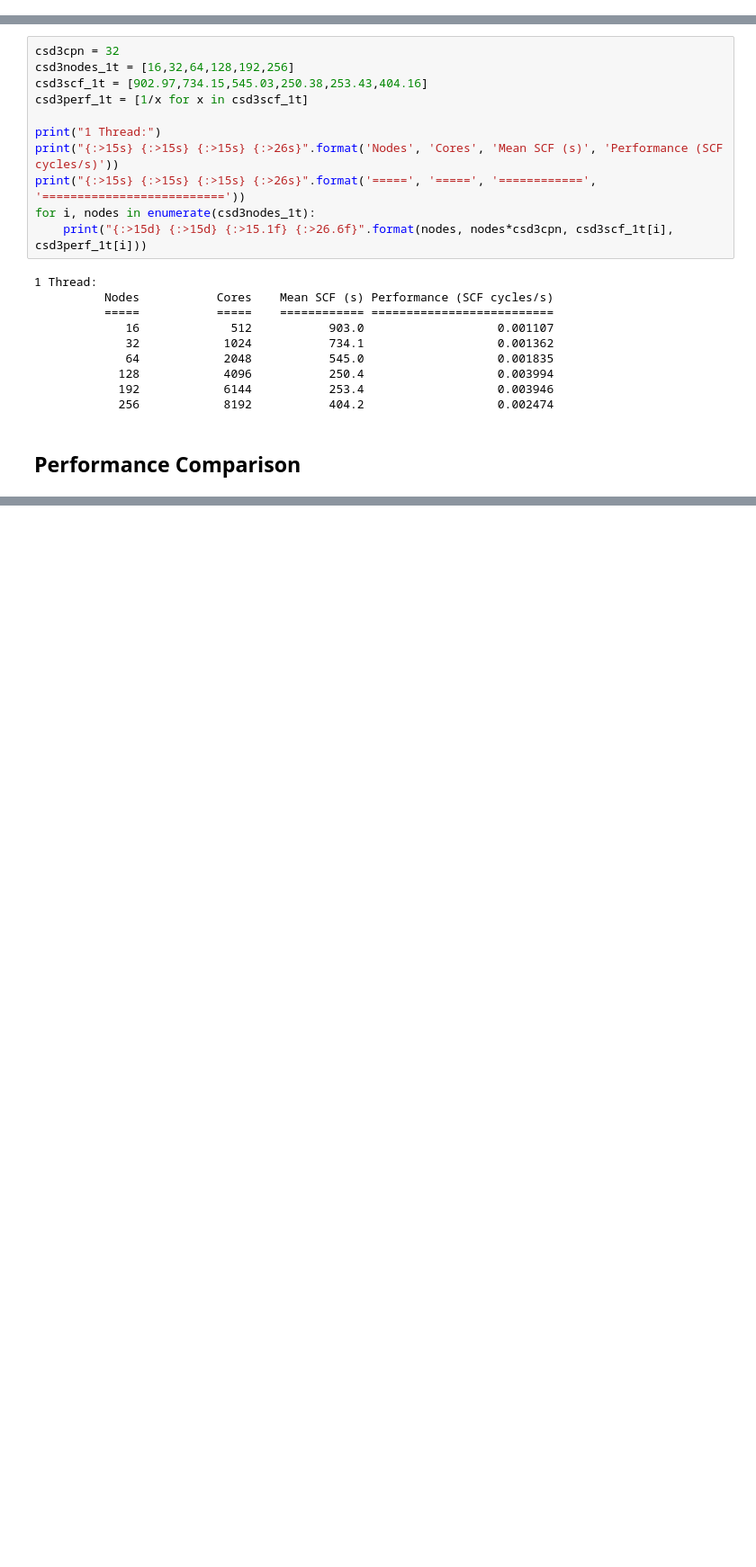
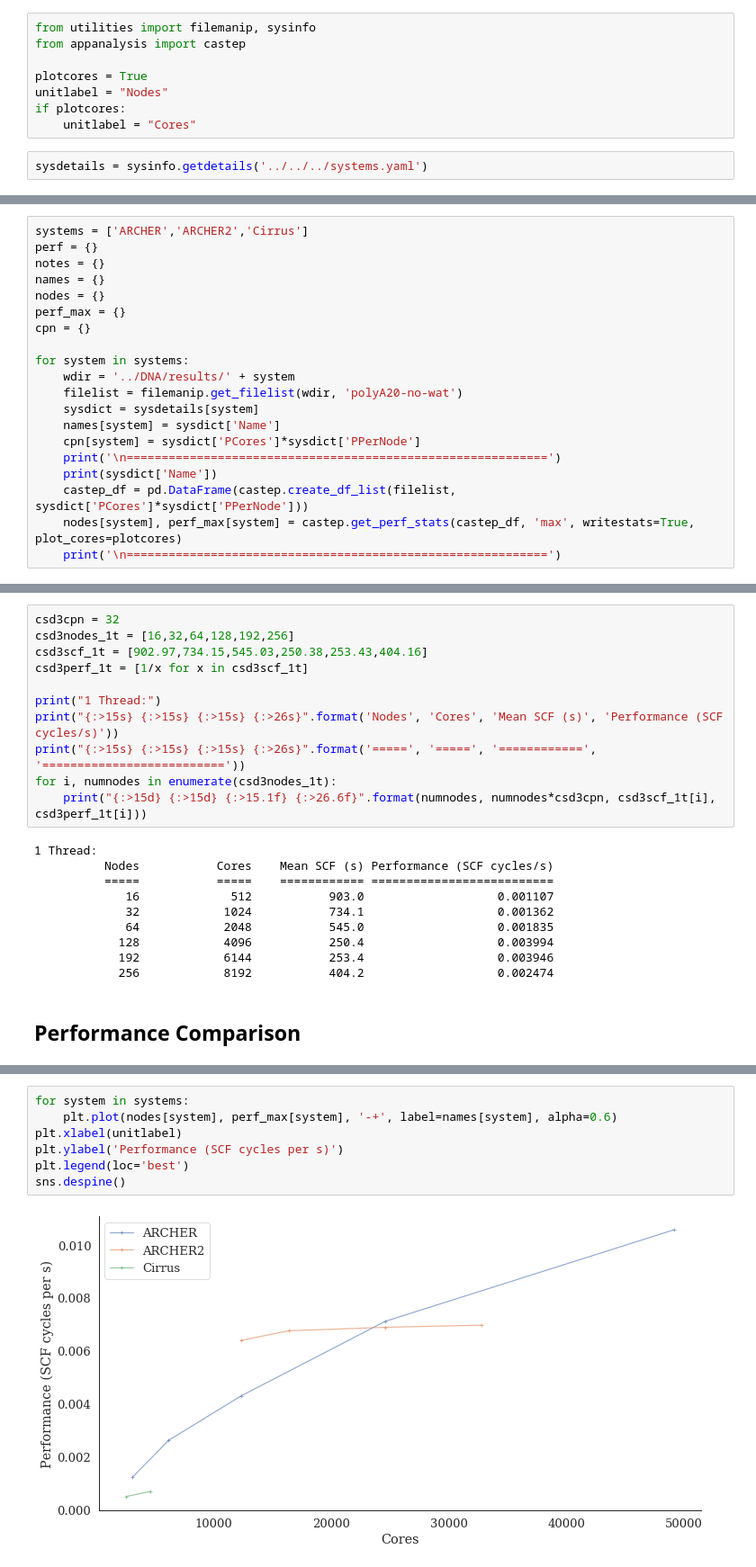
Before and after one commit to hpc-uk/archer-benchmarks, a Jupyter notebook: apps/CASTEP/analysis/CASTEP_DNA_perf_analysis.ipynb, the cells around one changed output, grey strips where cells are left out. Shown at 90% size. Saved outputs shown, nothing was run; the diff lists cells and outputs as text; blank space fills up the shorter version.

Commit message:
Updates results

```diff
--- a/apps/CASTEP/analysis/CASTEP_DNA_perf_analysis.ipynb
+++ b/apps/CASTEP/analysis/CASTEP_DNA_perf_analysis.ipynb
@@ -27,2 +26,12 @@ from appanalysis import castep
+# %%
+from utilities import filemanip, sysinfo
+from appanalysis import castep
+
+plotcores = True
+unitlabel = "Nodes"
+if plotcores:
+    unitlabel = "Cores"
+# %%
+sysdetails = sysinfo.getdetails('../../../systems.yaml')
 # %% [markdown]
 ## Read performance from output files and compute performance
@@ -99,0 +38,20 @@ Results provided by Jeffrey Salmond, RSE group leader, CSD3, Cambridge. Raw outp
+# %%
+systems = ['ARCHER','ARCHER2','Cirrus']
+perf = {}
+notes = {}
+names = {}
+nodes = {}
+perf_max = {}
+cpn = {}
+
+for system in systems:
+    wdir = '../DNA/results/' + system
+    filelist = filemanip.get_filelist(wdir, 'polyA20-no-wat')
+    sysdict = sysdetails[system]
+    names[system] = sysdict['Name']
+    cpn[system] = sysdict['PCores']*sysdict['PPerNode']
+    print('\n============================================================')
+    print(sysdict['Name'])
+    castep_df = pd.DataFrame(castep.create_df_list(filelist, sysdict['PCores']*sysdict['PPerNode']))
+    nodes[system], perf_max[system] = castep.get_perf_stats(castep_df, 'max', writestats=True, plot_cores=plotcores)
+    print('\n============================================================')
@@ -106,8 +82,8 @@ csd3perf_1t = [1/x for x in csd3scf_1t]
 print("1 Thread:")
 print("{:>15s} {:>15s} {:>15s} {:>26s}".format('Nodes', 'Cores', 'Mean SCF (s)', 'Performance (SCF cycles/s)'))
 print("{:>15s} {:>15s} {:>15s} {:>26s}".format('=====', '=====', '============', '=========================='))
-for i, nodes in enumerate(csd3nodes_1t):
-    print("{:>15d} {:>15d} {:>15.1f} {:>26.6f}".format(nodes, nodes*csd3cpn, csd3scf_1t[i], csd3perf_1t[i]))
+for i, numnodes in enumerate(csd3nodes_1t):
+    print("{:>15d} {:>15d} {:>15.1f} {:>26.6f}".format(numnodes, numnodes*csd3cpn, csd3scf_1t[i], csd3perf_1t[i]))
 # %% [output]
 1 Thread:
           Nodes           Cores    Mean SCF (s) Performance (SCF cycles/s)
@@ -136,0 +99,9 @@ plt.savefig('CASTEP_DNA_perf.png', dpi=300)
+# %%
+for system in systems:
+    plt.plot(nodes[system], perf_max[system], '-+', label=names[system], alpha=0.6)
+plt.xlabel(unitlabel)
+plt.ylabel('Performance (SCF cycles per s)')
+plt.legend(loc='best')
+sns.despine()
+# %% [output]
+[figure, added]
```
Also changed, not shown: parts of 11 cells of this notebook, 11 other files.
